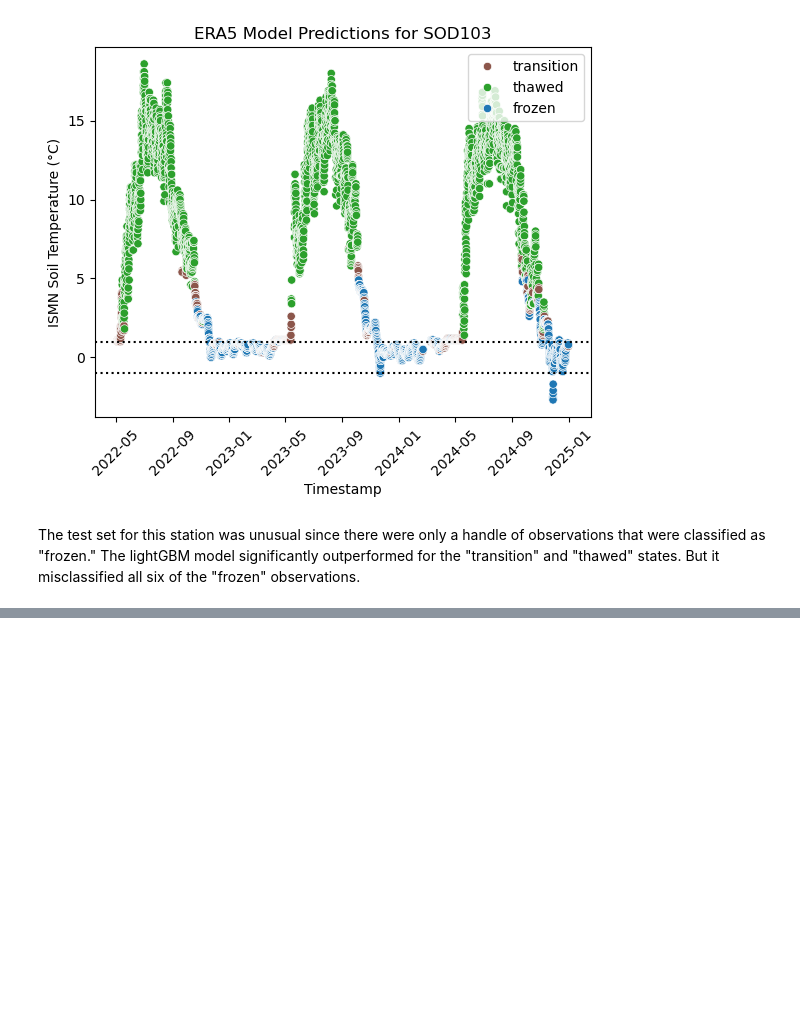
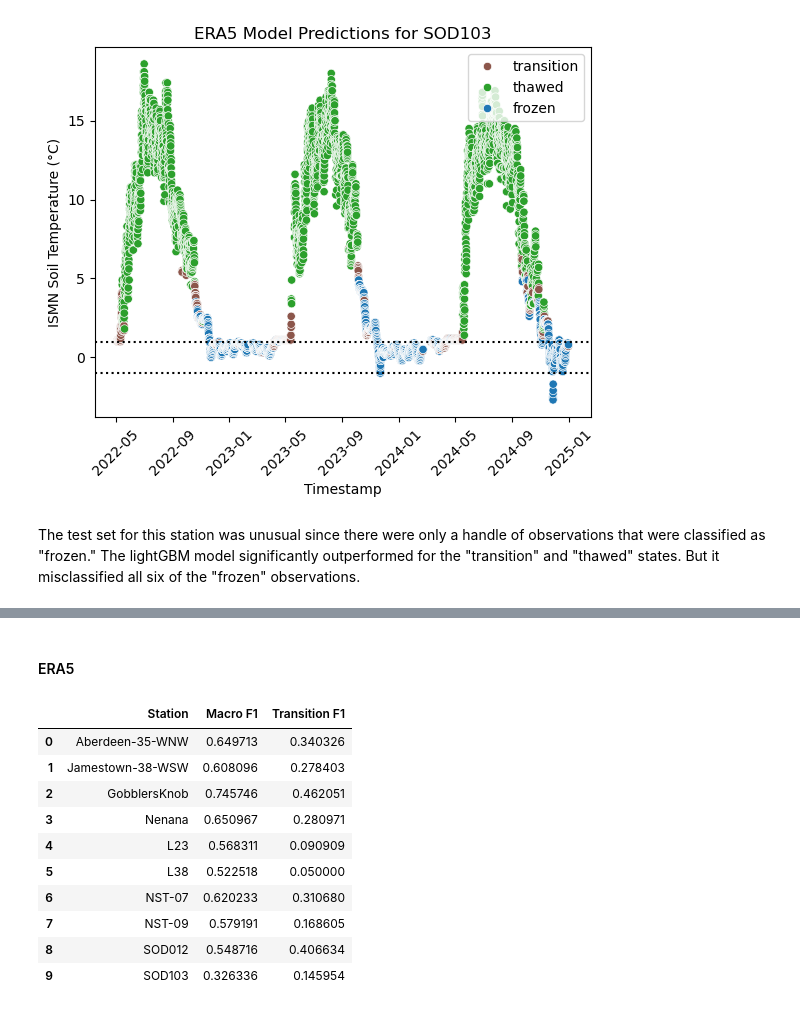
Before and after one commit to gerezk/freeze-thaw-soil-prediction, a Jupyter notebook: notebooks/model_vs_ERA5.ipynb, the cells around one changed output, grey strips where cells are left out. Drawn from its saved outputs; the diff is of its cells as text; code cells hidden in the pictures; blank space fills up the shorter version.

```diff
--- a/notebooks/model_vs_ERA5.ipynb
+++ b/notebooks/model_vs_ERA5.ipynb
@@ -609,0 +630,16 @@ The test set for this station was unusual since there were only a handle of obse
+# %% [markdown]
+#### ERA5
+# %%
+result_df_era5
+# %% [output]
+|  | Station | Macro F1 | Transition F1 |
+| 0 | Aberdeen-35-WNW | 0.649713 | 0.340326 |
+| 1 | Jamestown-38-WSW | 0.608096 | 0.278403 |
+| 2 | GobblersKnob | 0.745746 | 0.462051 |
+| 3 | Nenana | 0.650967 | 0.280971 |
+| 4 | L23 | 0.568311 | 0.090909 |
+| 5 | L38 | 0.522518 | 0.050000 |
+| 6 | NST-07 | 0.620233 | 0.310680 |
+| 7 | NST-09 | 0.579191 | 0.168605 |
+| 8 | SOD012 | 0.548716 | 0.406634 |
+| 9 | SOD103 | 0.326336 | 0.145954 |
```
Also changed, not shown: parts of 13 cells of this notebook, 1 other file.
